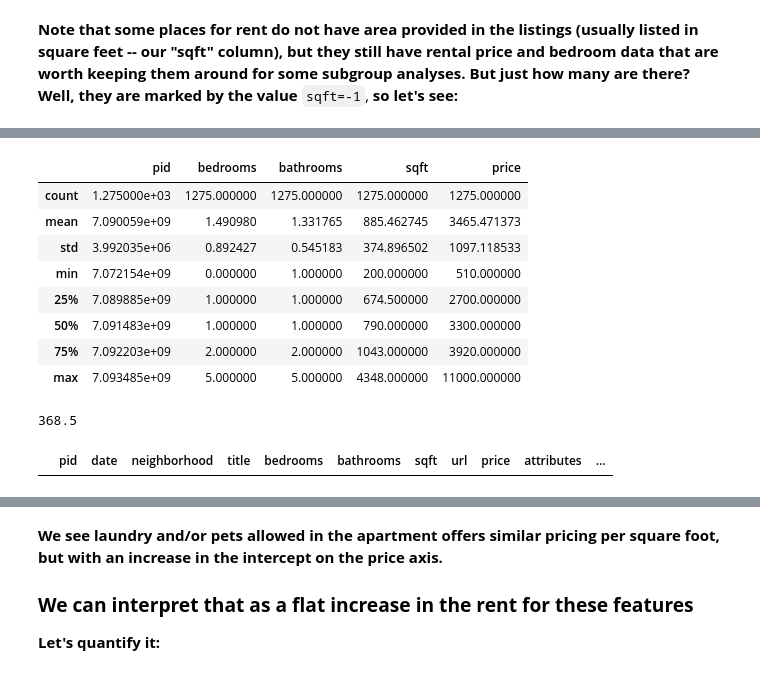
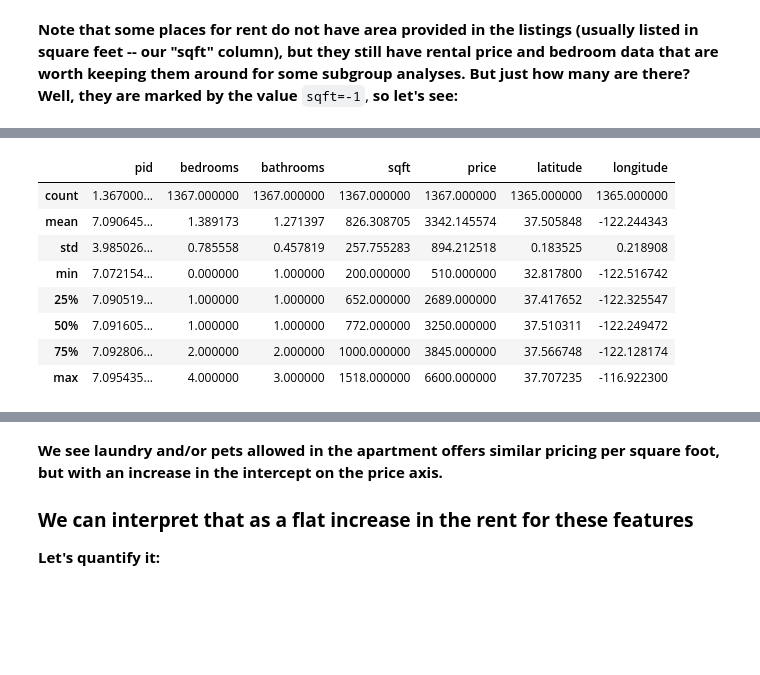
Before and after one commit to supplee/cl-housing, a Jupyter notebook: clean-data.ipynb, the cells around one changed output, grey strips where cells are left out. Saved outputs shown, nothing was run; the diff lists cells and outputs as text; code cells hidden in the pictures; blank space fills up the shorter version.

```diff
--- a/clean-data.ipynb
+++ b/clean-data.ipynb
@@ -27,6 +27,6 @@ df.head()
 # %%
 pd.set_option('display.max_rows', 30)
 pd.set_option('display.max_columns', None)
-pd.set_option('display.max_colwidth', 32)
+pd.set_option('display.max_colwidth', 12)
 df.describe()
 # %% [output]
@@ -187,0 +243,3 @@ Name: sqft, dtype: int64
+# %%
+IQR_sqft=tf.sqft.quantile(0.75) - tf.sqft.quantile(0.25)
+IQR_sqft
@@ -202,23 +272,15 @@ In addition to the ~17% of records without a size (in area) present, there area
 # %%
-outliers_index=tf[tf['sqft']==-1].index
-areaTable=tf.drop(outliers_index)
+outliers_index = tf[tf['sqft']>(tf.sqft.quantile(0.75)+1.5*IQR_sqft)].index
+tf.drop(outliers_index,inplace=True)
+areaTable = tf.loc[tf['sqft']>0,:]
 areaTable.describe()
 # %% [output]
-|  | pid | bedrooms | bathrooms | sqft | price |
-| count | 1.275000e+03 | 1275.000000 | 1275.000000 | 1275.000000 | 1275.000000 |
-| mean | 7.090059e+09 | 1.490980 | 1.331765 | 885.462745 | 3465.471373 |
-| std | 3.992035e+06 | 0.892427 | 0.545183 | 374.896502 | 1097.118533 |
-| min | 7.072154e+09 | 0.000000 | 1.000000 | 200.000000 | 510.000000 |
-| 25% | 7.089885e+09 | 1.000000 | 1.000000 | 674.500000 | 2700.000000 |
-| 50% | 7.091483e+09 | 1.000000 | 1.000000 | 790.000000 | 3300.000000 |
-| 75% | 7.092203e+09 | 2.000000 | 2.000000 | 1043.000000 | 3920.000000 |
-| max | 7.093485e+09 | 5.000000 | 5.000000 | 4348.000000 | 11000.000000 |
+|  | pid | bedrooms | bathrooms | sqft | price | latitude | longitude |
+| count | 1.367000... | 1367.000000 | 1367.000000 | 1367.000000 | 1367.000000 | 1365.000000 | 1365.000000 |
+| mean | 7.090645... | 1.389173 | 1.271397 | 826.308705 | 3342.145574 | 37.505848 | -122.244343 |
+| std | 3.985026... | 0.785558 | 0.457819 | 257.755283 | 894.212518 | 0.183525 | 0.218908 |
+| min | 7.072154... | 0.000000 | 1.000000 | 200.000000 | 510.000000 | 32.817800 | -122.516742 |
+| 25% | 7.090519... | 1.000000 | 1.000000 | 652.000000 | 2689.000000 | 37.417652 | -122.325547 |
+| 50% | 7.091605... | 1.000000 | 1.000000 | 772.000000 | 3250.000000 | 37.510311 | -122.249472 |
+| 75% | 7.092806... | 2.000000 | 2.000000 | 1000.000000 | 3845.000000 | 37.566748 | -122.128174 |
+| max | 7.095435... | 4.000000 | 3.000000 | 1518.000000 | 6600.000000 | 37.707235 | -116.922300 |
-# %%
-IQR_sqft=areaTable.sqft.quantile(0.75) - areaTable.sqft.quantile(0.25)
-IQR_sqft
-# %% [output]
-368.5
-# %%
-tf[tf['sqft']<(tf.sqft.quantile(0.25)-1.5*IQR_sqft)]
-# %% [output]
-|  | pid | date | neighborhood | title | bedrooms | bathrooms | sqft | url | price | attributes | ... |
```
Also changed, not shown: parts of 52 cells of this notebook.
